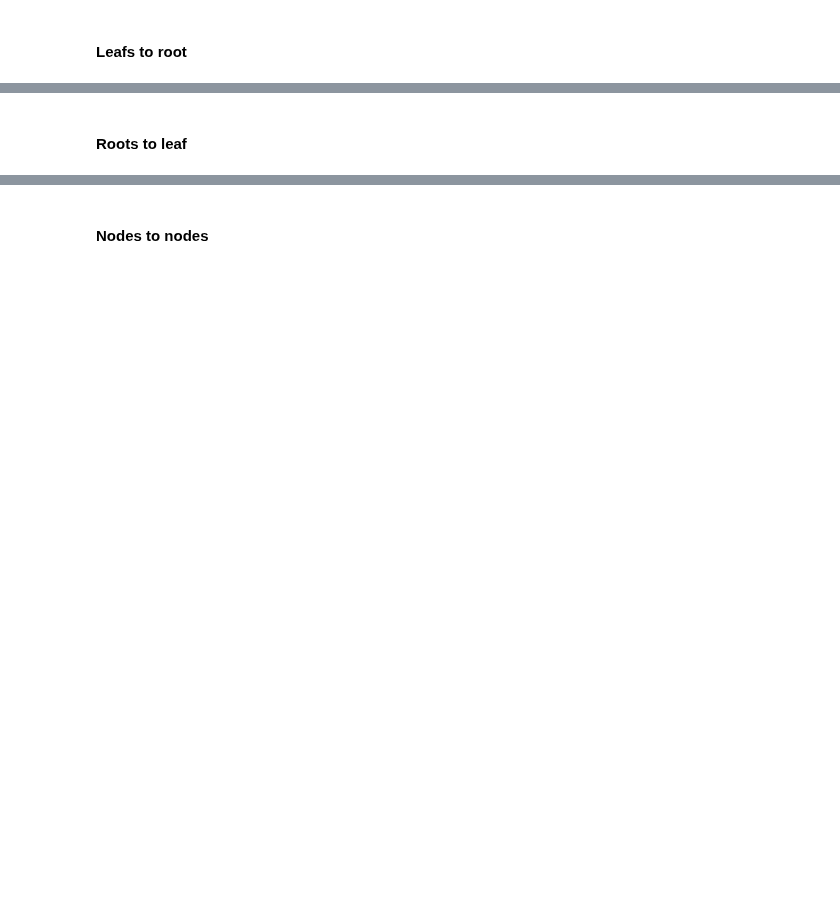
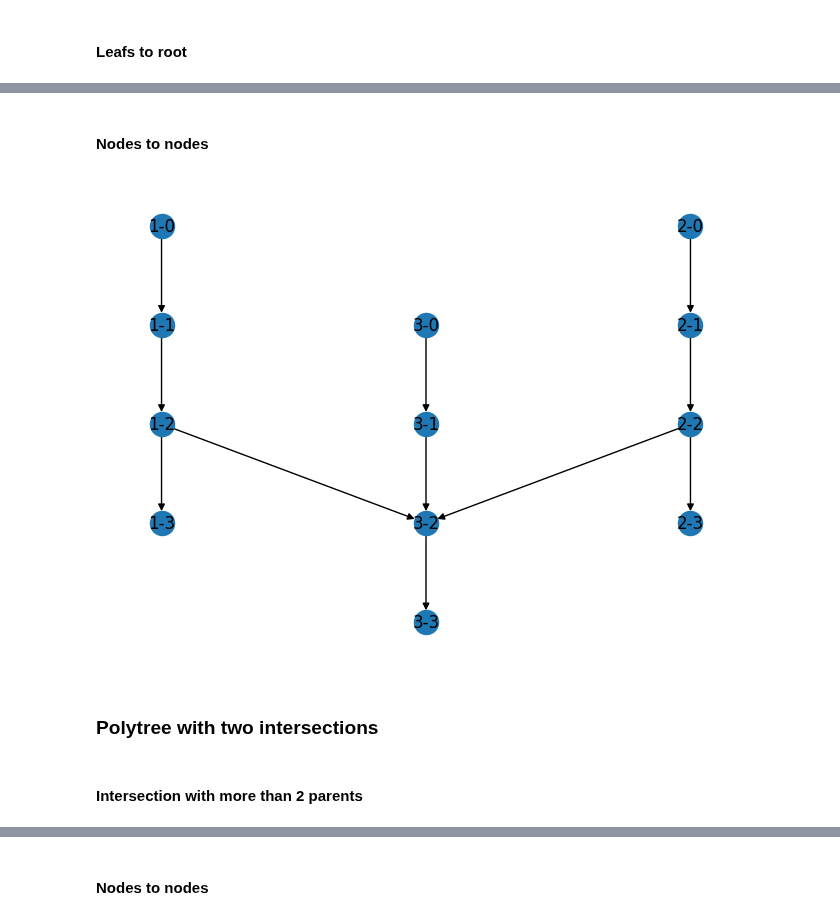
Before and after one commit to EchuCompa/pasantia-BICC, a Jupyter notebook: countingToposortsPolytrees.ipynb, the cells around one changed output, grey strips where cells are left out. Drawn from its saved outputs; the diff is of its cells as text; code cells hidden in the pictures; blank space fills up the shorter version.

```diff
--- a/countingToposortsPolytrees.ipynb
+++ b/countingToposortsPolytrees.ipynb
@@ -78,18 +152,20 @@ middleTree = pathToLeaf(treeTest, 0)
+# %% [markdown]
+#### Nodes to nodes
 # %%
-numLevels = 2
-branchingFactor = 3
+numLevels = 4
+branchingFactor = 1
 
 leftTree = balancedTree(numLevels, branchingFactor)
 rigthTree = balancedTree(numLevels, branchingFactor)
 middleTree = balancedTree(numLevels, branchingFactor)
 
 union = nx.union(leftTree, rigthTree, rename=('1-', '2-'))
 union = nx.union(union, middleTree, rename=('', '3-'))
 
 #Connect the trees to the middle one
-union.add_edge('1-2', '3-0')
-union.add_edge('2-1', '3-0')
-#drawGraph(union)
+union.add_edge('1-2', '3-2')
+union.add_edge('2-2', '3-2')
+drawGraph(union)
 tst.test_allPolyTopos(union)
+# %% [output]
+[figure, added]
-# %% [markdown]
-#### Roots to leaf
@@ -111,0 +172,4 @@ tst.test_allPolyTopos(union)
+# %% [markdown]
+### Polytree with two intersections
+# %% [markdown]
+#### Intersection with more than 2 parents
```
Also changed, not shown: parts of 16 cells of this notebook, 23 other files.
